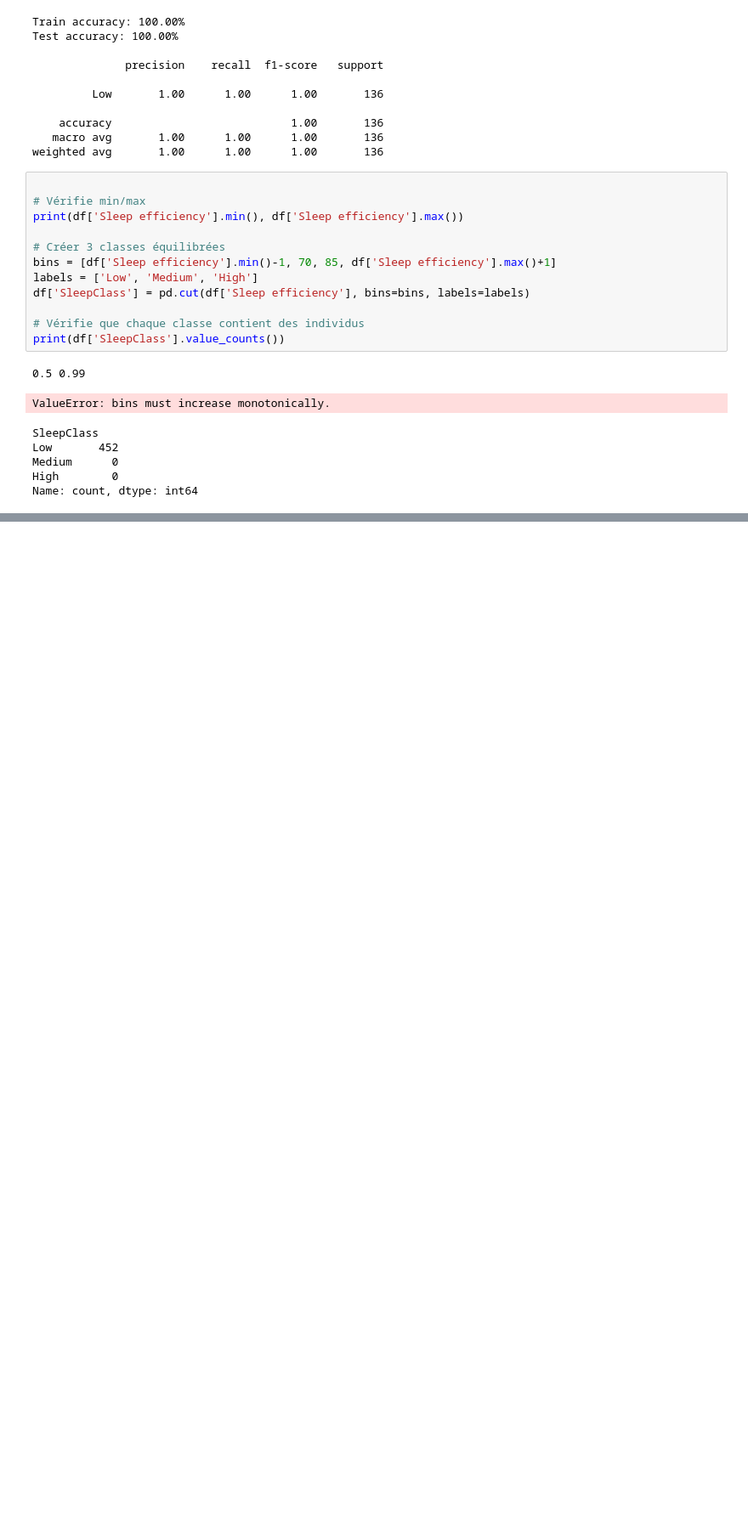
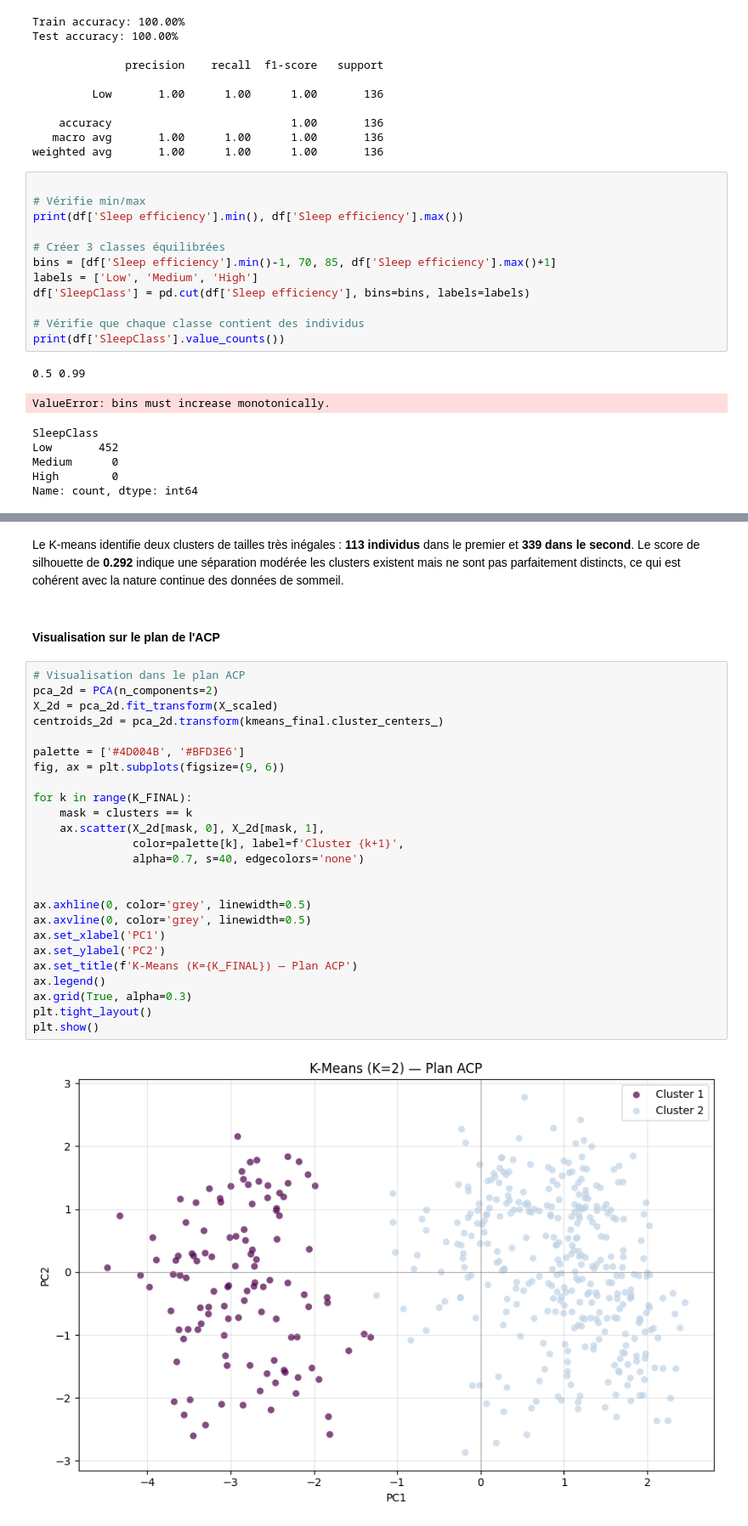
Before and after one commit to AhmedBousbih/Projet-analyse-de-donn-es, a Jupyter notebook: Projet_Analyse_de_données.ipynb, the cells around one changed output, grey strips where cells are left out. Shown at 85% size. Drawn from its saved outputs; the diff is of its cells as text; blank space fills up the shorter version.

```diff
--- a/Projet_Analyse_de_données.ipynb
+++ b/Projet_Analyse_de_données.ipynb
@@ -565,0 +638,32 @@ Name: count, dtype: int64
+# %% [markdown]
+Le K-means identifie deux clusters de tailles très inégales : **113 individus** dans le premier et **339 dans le second**.
+Le score de silhouette de **0.292** indique une séparation modérée les clusters existent mais ne sont pas parfaitement distincts, ce qui est cohérent avec la nature continue des données de sommeil.
+# %% [markdown]
+#### Visualisation sur le plan de l'ACP
+# %%
+# Visualisation dans le plan ACP
+pca_2d = PCA(n_components=2)
+X_2d = pca_2d.fit_transform(X_scaled)
+centroids_2d = pca_2d.transform(kmeans_final.cluster_centers_)
+
+palette = ['#4D004B', '#BFD3E6']
+fig, ax = plt.subplots(figsize=(9, 6))
+
+for k in range(K_FINAL):
+    mask = clusters == k
+    ax.scatter(X_2d[mask, 0], X_2d[mask, 1],
+               color=palette[k], label=f'Cluster {k+1}',
+               alpha=0.7, s=40, edgecolors='none')
+
+
+ax.axhline(0, color='grey', linewidth=0.5)
+ax.axvline(0, color='grey', linewidth=0.5)
+ax.set_xlabel('PC1')
+ax.set_ylabel('PC2')
+ax.set_title(f'K-Means (K={K_FINAL}) — Plan ACP')
+ax.legend()
+ax.grid(True, alpha=0.3)
+plt.tight_layout()
+plt.show()
+# %% [output]
+[figure, added]
```
Also changed, not shown: parts of 17 cells of this notebook, 2 other files.
